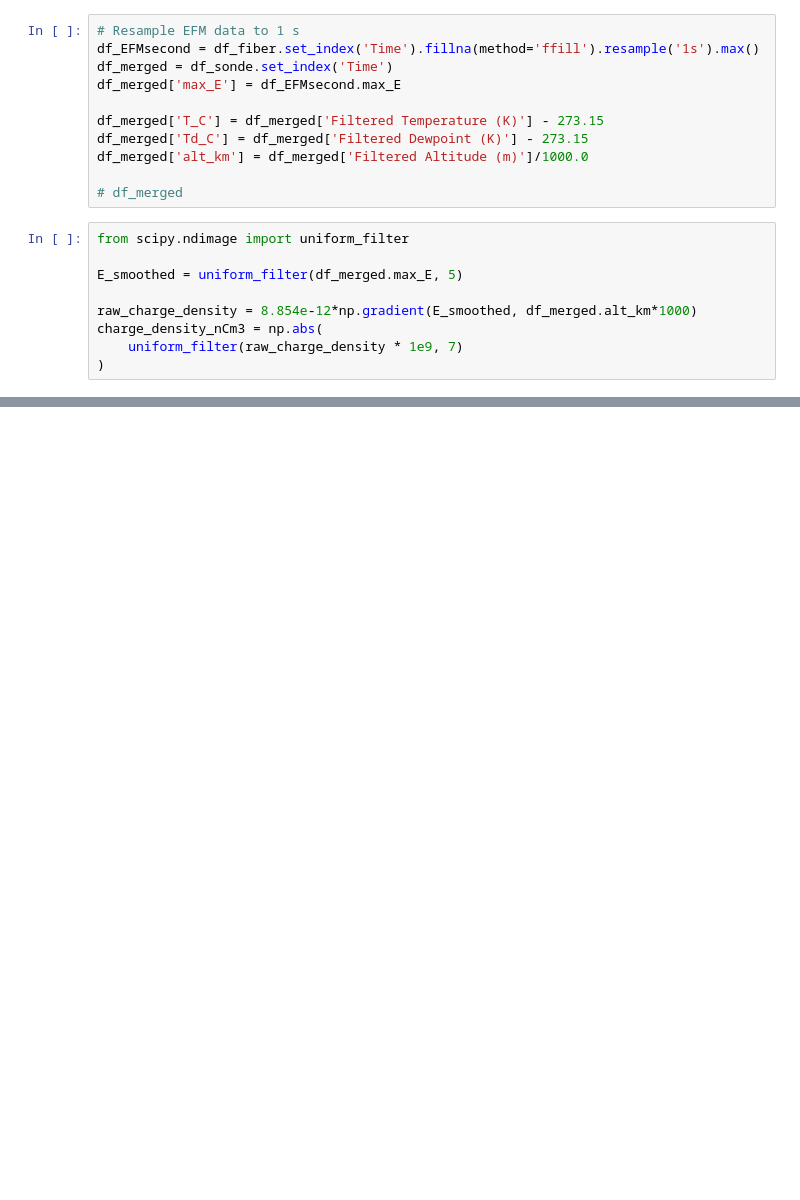
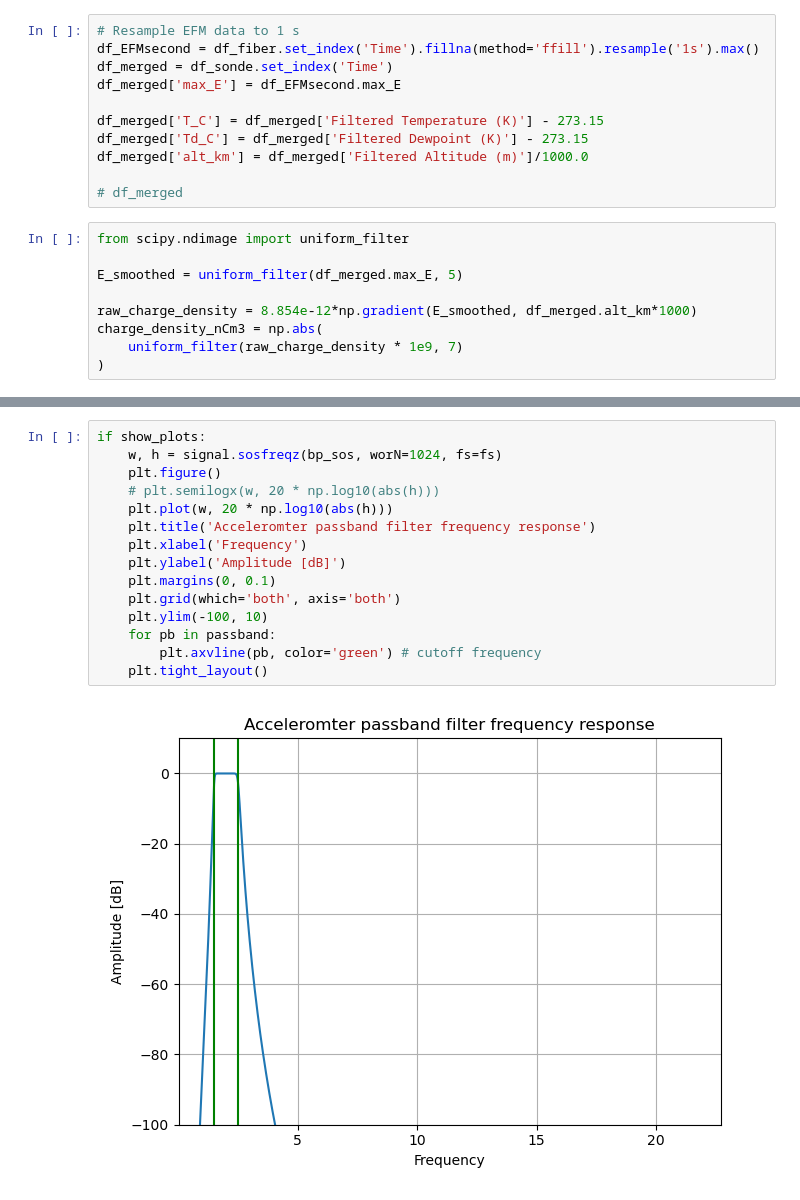
Before and after one commit to deeplycloudy/efmlib, a Jupyter notebook: cases-LEE/IOP07-EFM-Sleet-0633.ipynb, the cells around one changed output, grey strips where cells are left out. Cells and saved outputs as stored; diff of their text form; blank space fills up the shorter version.

```diff
--- a/cases-LEE/IOP07-EFM-Sleet-0633.ipynb
+++ b/cases-LEE/IOP07-EFM-Sleet-0633.ipynb
@@ -223,0 +307,17 @@ Text(0.5, 0, 'Charge density\n(nC/m$^3$)')
+# %%
+if show_plots:
+    w, h = signal.sosfreqz(bp_sos, worN=1024, fs=fs)
+    plt.figure()
+    # plt.semilogx(w, 20 * np.log10(abs(h)))
+    plt.plot(w, 20 * np.log10(abs(h)))
+    plt.title('Acceleromter passband filter frequency response')
+    plt.xlabel('Frequency')
+    plt.ylabel('Amplitude [dB]')
+    plt.margins(0, 0.1)
+    plt.grid(which='both', axis='both')
+    plt.ylim(-100, 10)
+    for pb in passband:
+        plt.axvline(pb, color='green') # cutoff frequency
+    plt.tight_layout()
+# %% [output]
+[figure, added]
```
Also changed, not shown: parts of 14 cells of this notebook, 13 other files.
